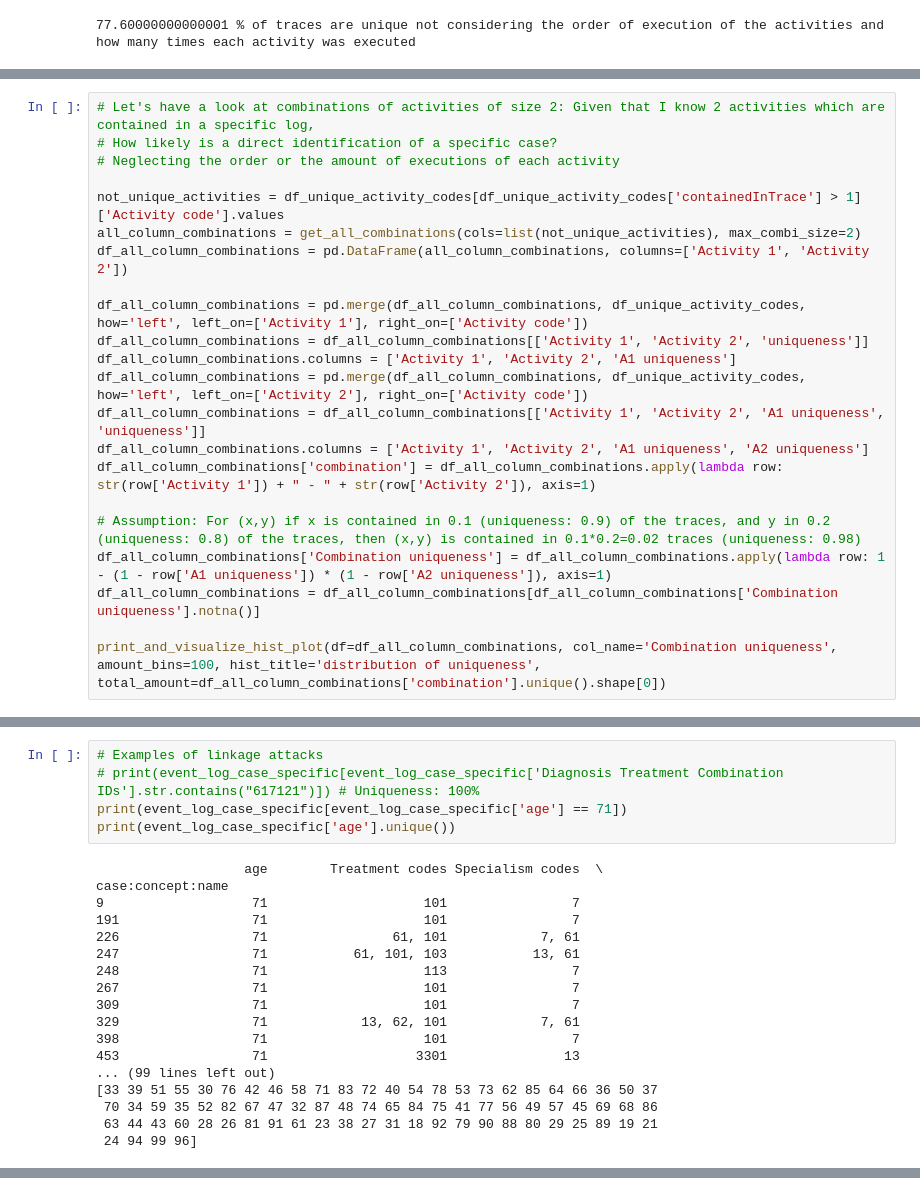
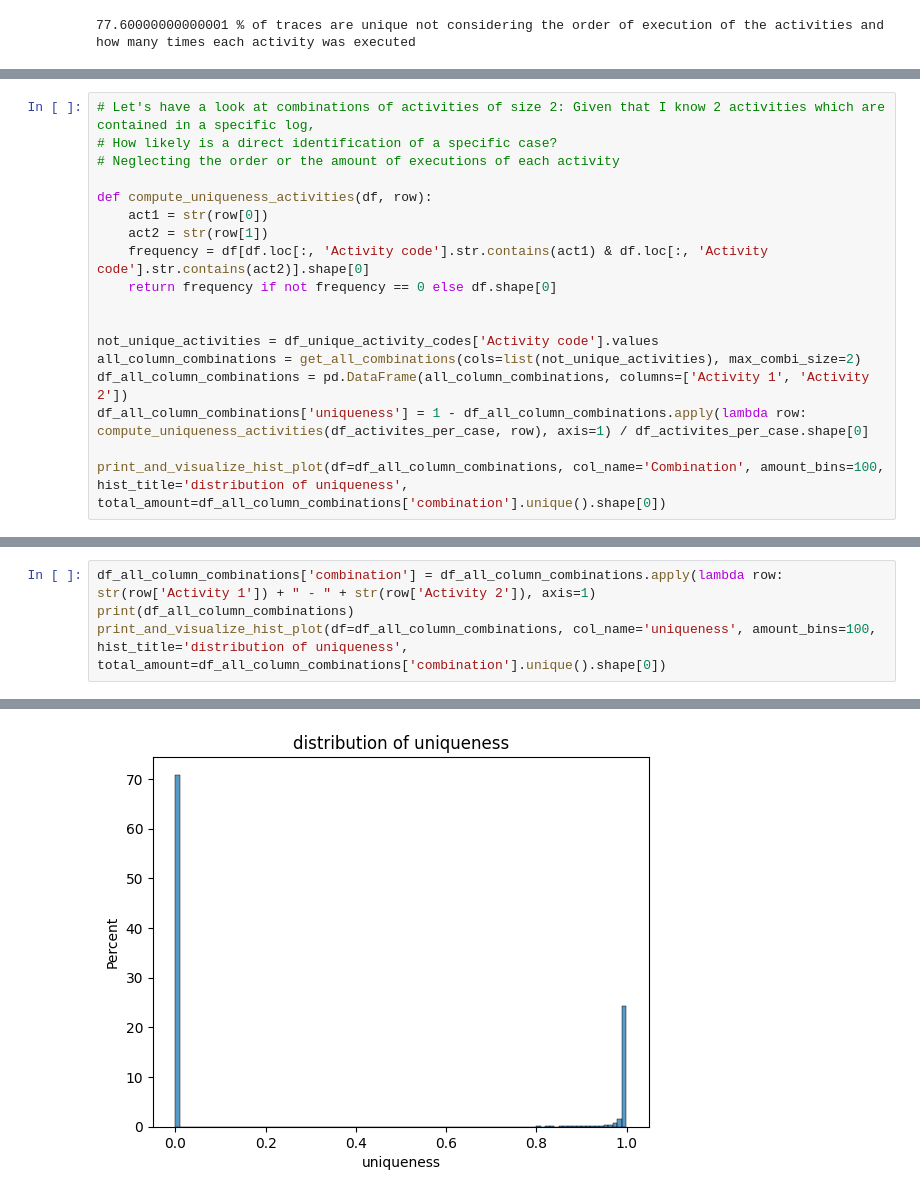
Before and after one commit to fahaerte/privacy_confidentiality_in_process_mining, a Jupyter notebook: Hospital_Log_Analysis.ipynb, the cells around one changed output, grey strips where cells are left out. Drawn from its saved outputs; the diff is of its cells as text.

Commit message:
Fixed calcu of uniqueness for activity combis

```diff
--- a/Hospital_Log_Analysis.ipynb
+++ b/Hospital_Log_Analysis.ipynb
@@ -283,21 +298,17 @@ print("{} % of traces are unique not considering the order of execution of the a
 # How likely is a direct identification of a specific case?
 # Neglecting the order or the amount of executions of each activity
 
-not_unique_activities = df_unique_activity_codes[df_unique_activity_codes['containedInTrace'] > 1]['Activity code'].values
+def compute_uniqueness_activities(df, row):
+    act1 = str(row[0])
+    act2 = str(row[1])
+    frequency = df[df.loc[:, 'Activity code'].str.contains(act1) & df.loc[:, 'Activity code'].str.contains(act2)].shape[0]
+    return frequency if not frequency == 0 else df.shape[0]
+
+
+not_unique_activities = df_unique_activity_codes['Activity code'].values
 all_column_combinations = get_all_combinations(cols=list(not_unique_activities), max_combi_size=2)
 df_all_column_combinations = pd.DataFrame(all_column_combinations, columns=['Activity 1', 'Activity 2'])
+df_all_column_combinations['uniqueness'] = 1 - df_all_column_combinations.apply(lambda row: compute_uniqueness_activities(df_activites_per_case, row), axis=1) / df_activites_per_case.shape[0]
 
-df_all_column_combinations = pd.merge(df_all_column_combinations, df_unique_activity_codes, how='left', left_on=['Activity 1'], right_on=['Activity code'])
-df_all_column_combinations = df_all_column_combinations[['Activity 1', 'Activity 2', 'uniqueness']]
-df_all_column_combinations.columns = ['Activity 1', 'Activity 2', 'A1 uniqueness']
-df_all_column_combinations = pd.merge(df_all_column_combinations, df_unique_activity_codes, how='left', left_on=['Activity 2'], right_on=['Activity code'])
-df_all_column_combinations = df_all_column_combinations[['Activity 1', 'Activity 2', 'A1 uniqueness', 'uniqueness']]
-df_all_column_combinations.columns = ['Activity 1', 'Activity 2', 'A1 uniqueness', 'A2 uniqueness']
-df_all_column_combinations['combination'] = df_all_column_combinations.apply(lambda row: str(row['Activity 1']) + " - " + str(row['Activity 2']), axis=1)
-
-# Assumption: For (x,y) if x is contained in 0.1 (uniqueness: 0.9) of the traces, and y in 0.2 (uniqueness: 0.8) of the traces, then (x,y) is contained in 0.1*0.2=0.02 traces (uniqueness: 0.98)
-df_all_column_combinations['Combination uniqueness'] = df_all_column_combinations.apply(lambda row: 1 - (1 - row['A1 uniqueness']) * (1 - row['A2 uniqueness']), axis=1)
-df_all_column_combinations = df_all_column_combinations[df_all_column_combinations['Combination uniqueness'].notna()]
-
-print_and_visualize_hist_plot(df=df_all_column_combinations, col_name='Combination uniqueness', amount_bins=100, hist_title='distribution of uniqueness', total_amount=df_all_column_combinations['combination'].unique().shape[0])
+print_and_visualize_hist_plot(df=df_all_column_combinations, col_name='Combination', amount_bins=100, hist_title='distribution of uniqueness', total_amount=df_all_column_combinations['combination'].unique().shape[0])
 # %% [output]
@@ -342,23 +316,5 @@ print(df_all_column_combinations[df_all_column_combinations['Combination uniquen
-# %%
-# Examples of linkage attacks
-# print(event_log_case_specific[event_log_case_specific['Diagnosis Treatment Combination IDs'].str.contains("617121")]) # Uniqueness: 100%
-print(event_log_case_specific[event_log_case_specific['age'] == 71])
-print(event_log_case_specific['age'].unique())
-# %% [output]
-                   age        Treatment codes Specialism codes  \
-case:concept:name
-9                   71                    101                7
-191                 71                    101                7
-226                 71                61, 101            7, 61
-247                 71           61, 101, 103           13, 61
-248                 71                    113                7
-267                 71                    101                7
-309                 71                    101                7
-329                 71            13, 62, 101            7, 61
-398                 71                    101                7
-453                 71                   3301               13
-... (99 lines left out)
-[33 39 51 55 30 76 42 46 58 71 83 72 40 54 78 53 73 62 85 64 66 36 50 37
- 70 34 59 35 52 82 67 47 32 87 48 74 65 84 75 41 77 56 49 57 45 69 68 86
- 63 44 43 60 28 26 81 91 61 23 38 27 31 18 92 79 90 88 80 29 25 89 19 21
- 24 94 99 96]
+# %%
+df_all_column_combinations['combination'] = df_all_column_combinations.apply(lambda row: str(row['Activity 1']) + " - " + str(row['Activity 2']), axis=1)
+print(df_all_column_combinations)
+print_and_visualize_hist_plot(df=df_all_column_combinations, col_name='uniqueness', amount_bins=100, hist_title='distribution of uniqueness', total_amount=df_all_column_combinations['combination'].unique().shape[0])
+# %% [output]
@@ -364,0 +335 @@ case:concept:name
+[figure, added]
```
Also changed, not shown: parts of 10 cells of this notebook.
